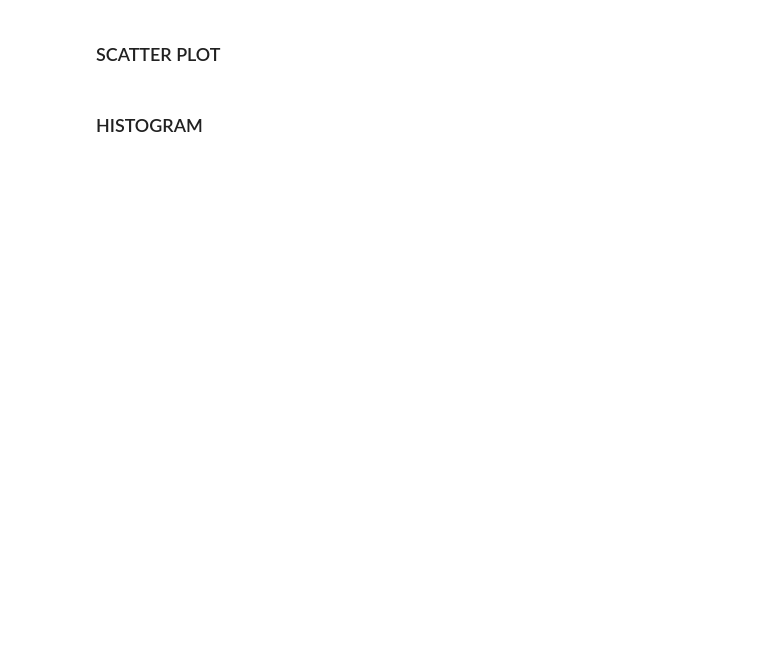
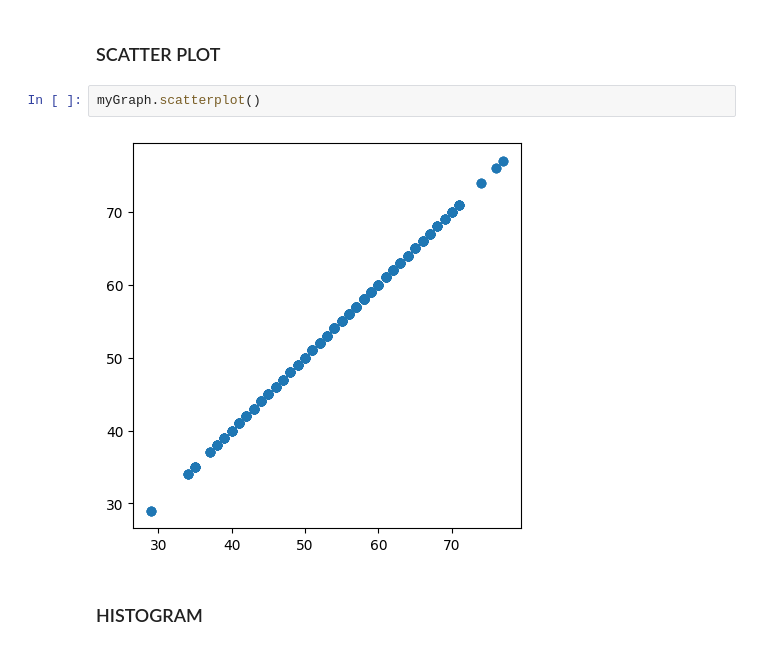
Before and after one commit to jeffgoeken/My_NCState_Homework, a Jupyter notebook: week 10 student/Week10-Student.ipynb, the cells around one changed output. Saved outputs shown, nothing was run; the diff lists cells and outputs as text; blank space fills up the shorter version.

```diff
--- a/week 10 student/Week10-Student.ipynb
+++ b/week 10 student/Week10-Student.ipynb
@@ -249,4 +261,8 @@ Write a program that will do the following:
 # %% [markdown]
 ### SCATTER PLOT
+# %%
+myGraph.scatterplot()
+# %% [output]
+[figure, added]
 # %% [markdown]
 ### HISTOGRAM
```
Also changed, not shown: parts of 13 cells of this notebook.
